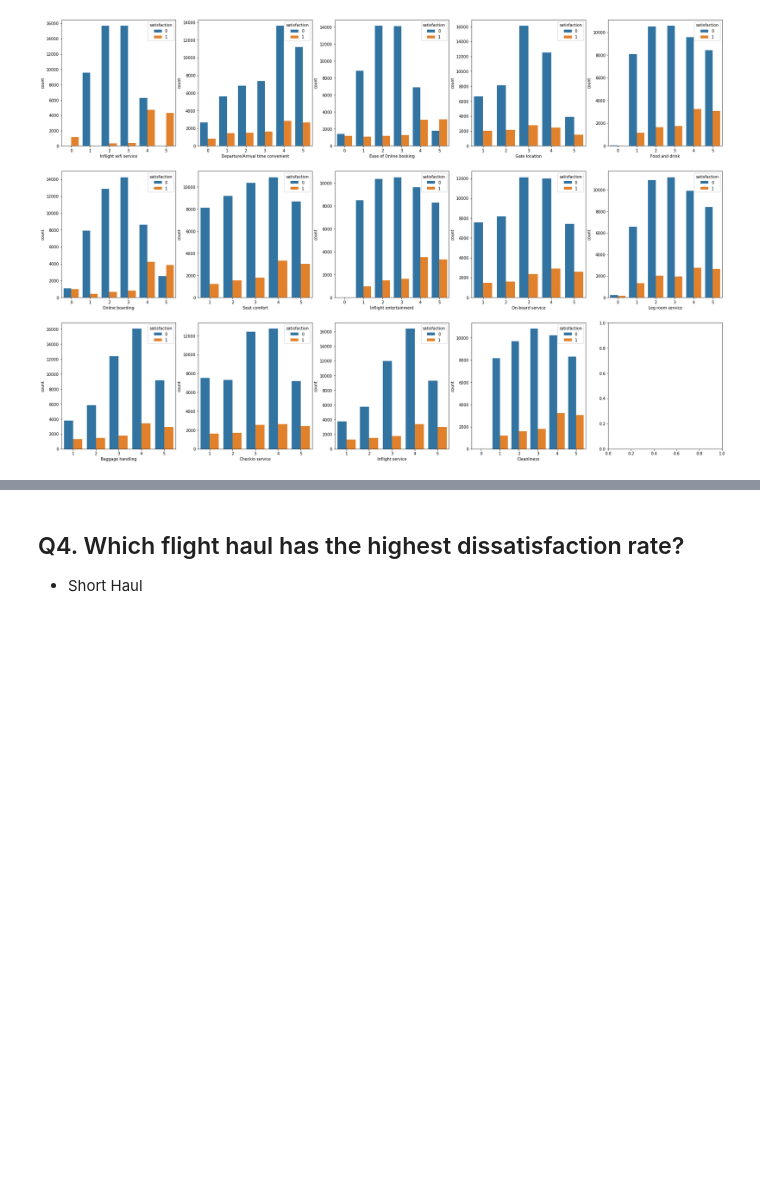
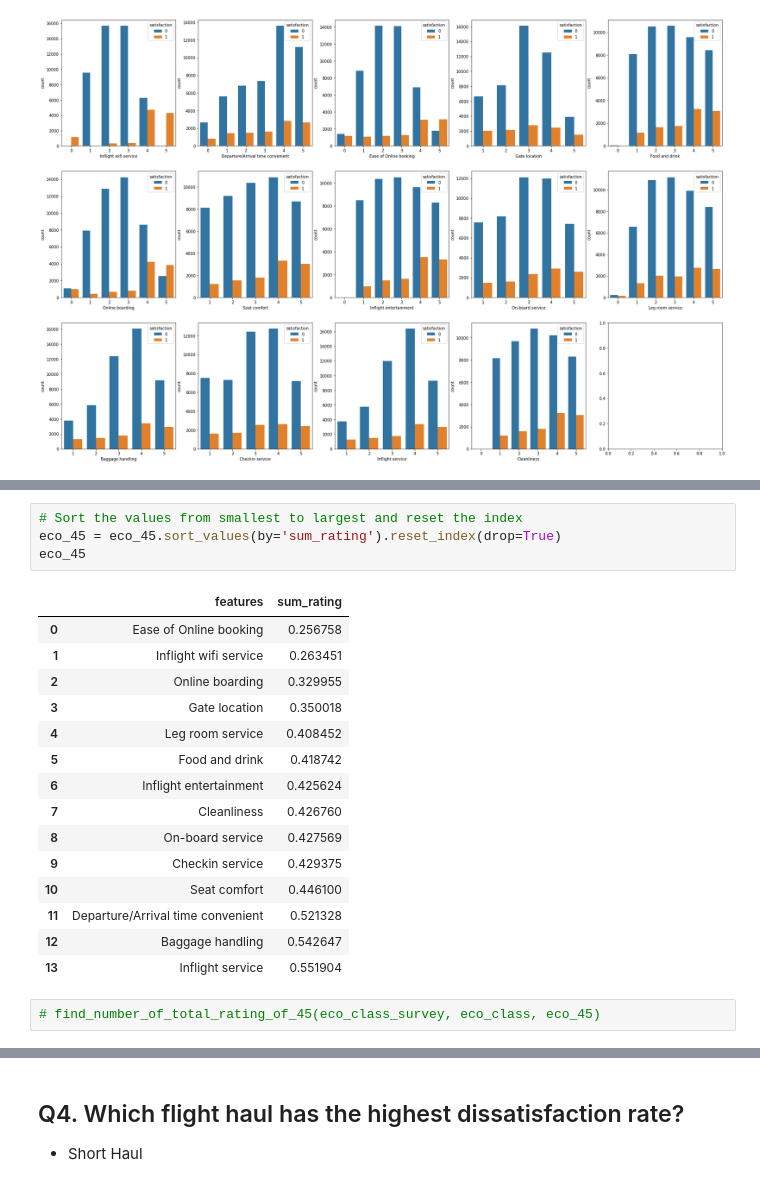
Before and after one commit to jingyunw/Airline_Passenger_Satisfaction_Analysis, a Jupyter notebook: Airline-Passenger-Satisfaction.ipynb, the cells around one changed output, grey strips where cells are left out. Drawn from its saved outputs; the diff is of its cells as text; blank space fills up the shorter version.

```diff
--- a/Airline-Passenger-Satisfaction.ipynb
+++ b/Airline-Passenger-Satisfaction.ipynb
@@ -1250,0 +1207,22 @@ survey_df.sort_values(by='sum')
+# %%
+# Sort the values from smallest to largest and reset the index
+eco_45 = eco_45.sort_values(by='sum_rating').reset_index(drop=True)
+eco_45
+# %% [output]
+|  | features | sum_rating |
+| 0 | Ease of Online booking | 0.256758 |
+| 1 | Inflight wifi service | 0.263451 |
+| 2 | Online boarding | 0.329955 |
+| 3 | Gate location | 0.350018 |
+| 4 | Leg room service | 0.408452 |
+| 5 | Food and drink | 0.418742 |
+| 6 | Inflight entertainment | 0.425624 |
+| 7 | Cleanliness | 0.426760 |
+| 8 | On-board service | 0.427569 |
+| 9 | Checkin service | 0.429375 |
+| 10 | Seat comfort | 0.446100 |
+| 11 | Departure/Arrival time convenient | 0.521328 |
+| 12 | Baggage handling | 0.542647 |
+| 13 | Inflight service | 0.551904 |
+# %%
+# find_number_of_total_rating_of_45(eco_class_survey, eco_class, eco_45)
```
Also changed, not shown: parts of 50 cells of this notebook.
